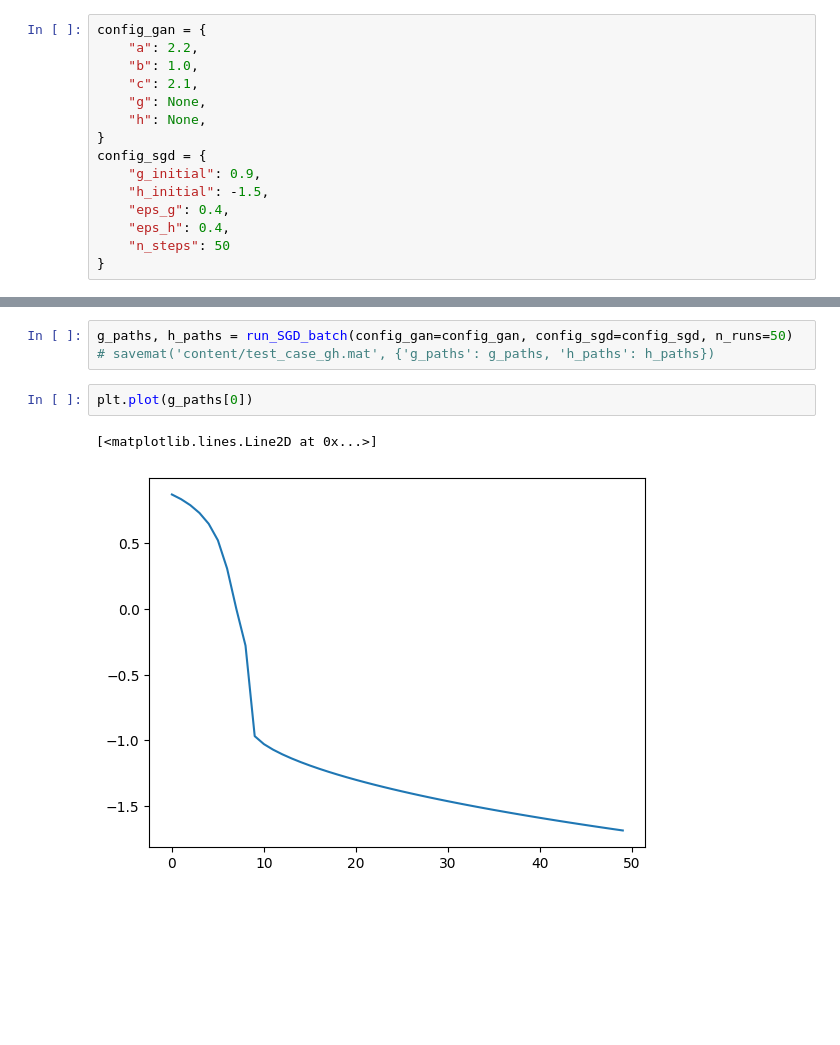
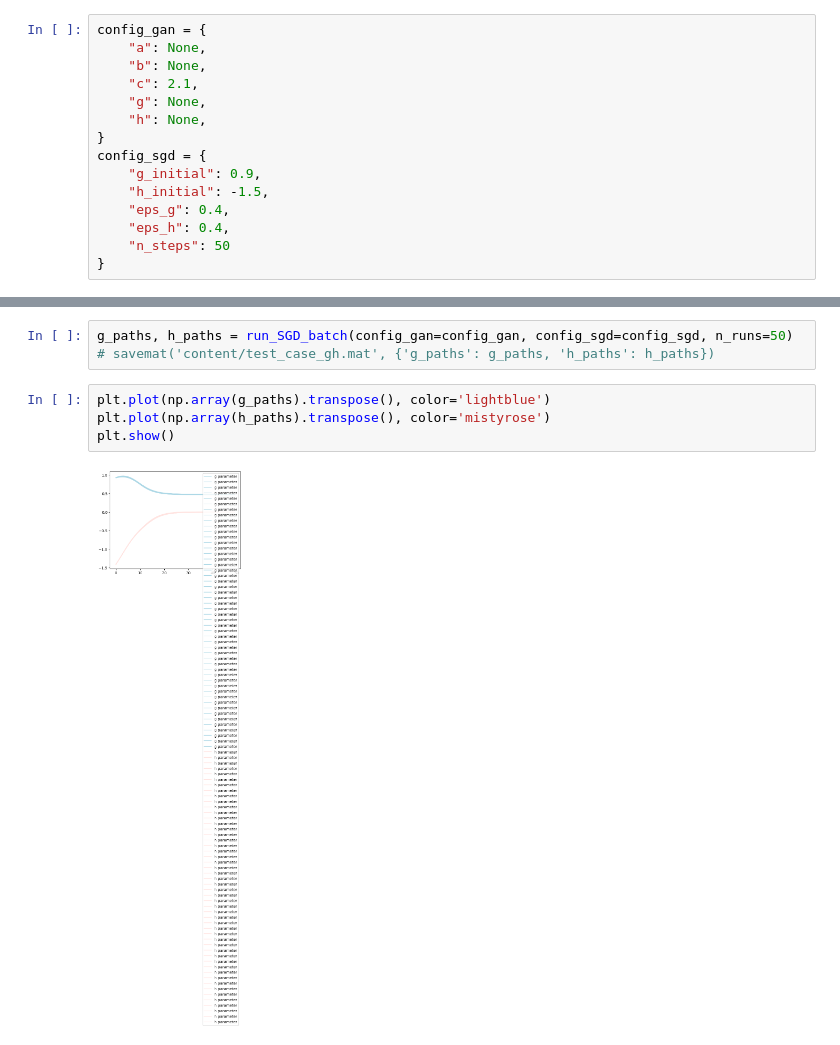
Before and after one commit to BandGapAI/gan-1d-least-squares, a Jupyter notebook: numerical_simulation.ipynb, the cells around one changed output, grey strips where cells are left out. Drawn from its saved outputs; the diff is of its cells as text; blank space fills up the shorter version.

```diff
--- a/numerical_simulation.ipynb
+++ b/numerical_simulation.ipynb
@@ -134,8 +134,8 @@ def run_SGD_batch(config_gan, config_sgd, n_runs=100, n_samples=10000):
 Configuration:
 # %%
 config_gan = {
-    "a": 2.2,
-    "b": 1.0,
+    "a": None,
+    "b": None,
     "c": 2.1,
     "g": None,
     "h": None,
@@ -152,8 +152,9 @@ MC SGD experiment:
 # %%
 g_paths, h_paths = run_SGD_batch(config_gan=config_gan, config_sgd=config_sgd, n_runs=50)
 # savemat('content/test_case_gh.mat', {'g_paths': g_paths, 'h_paths': h_paths})
-# %%
-plt.plot(g_paths[0])
-# %% [output]
-[<matplotlib.lines.Line2D at 0x...>]
-[figure, removed]
+# %%
+plt.plot(np.array(g_paths).transpose(), color='lightblue')
+plt.plot(np.array(h_paths).transpose(), color='mistyrose')
+plt.show()
+# %% [output]
+[figure, added]
```
Also changed, not shown: 1 other file.
